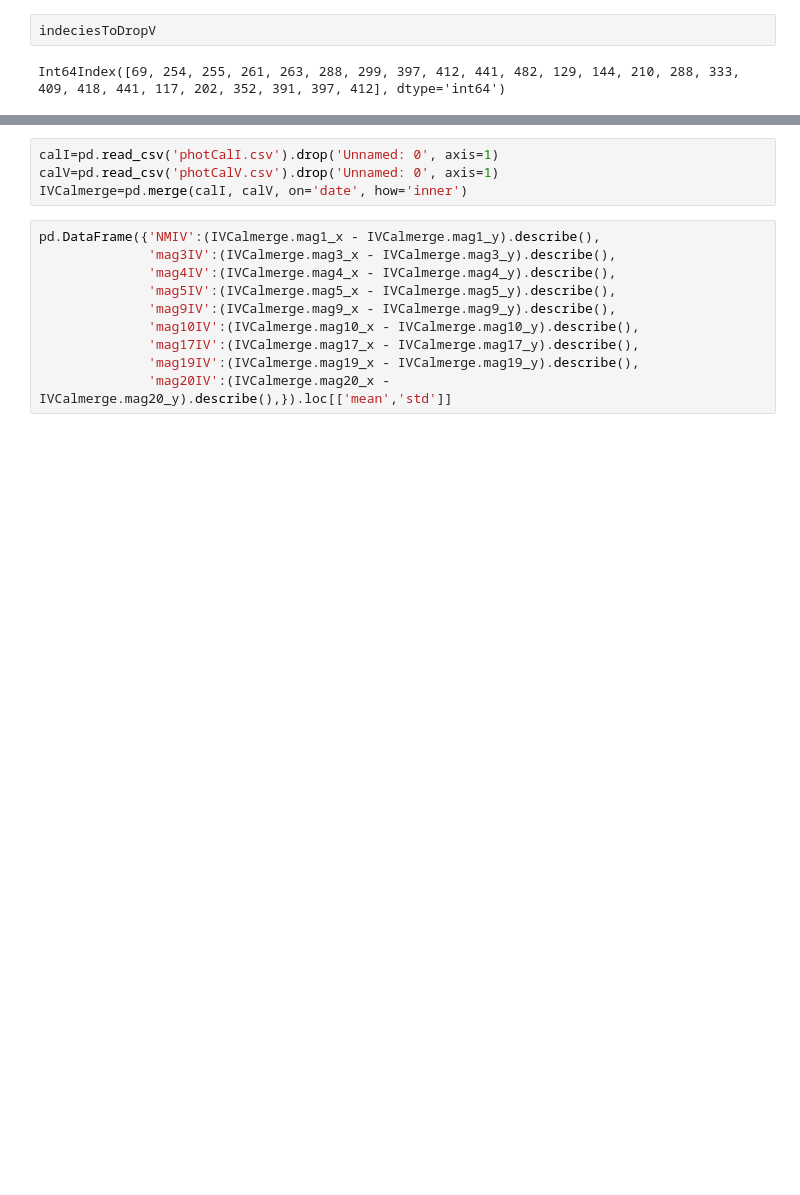
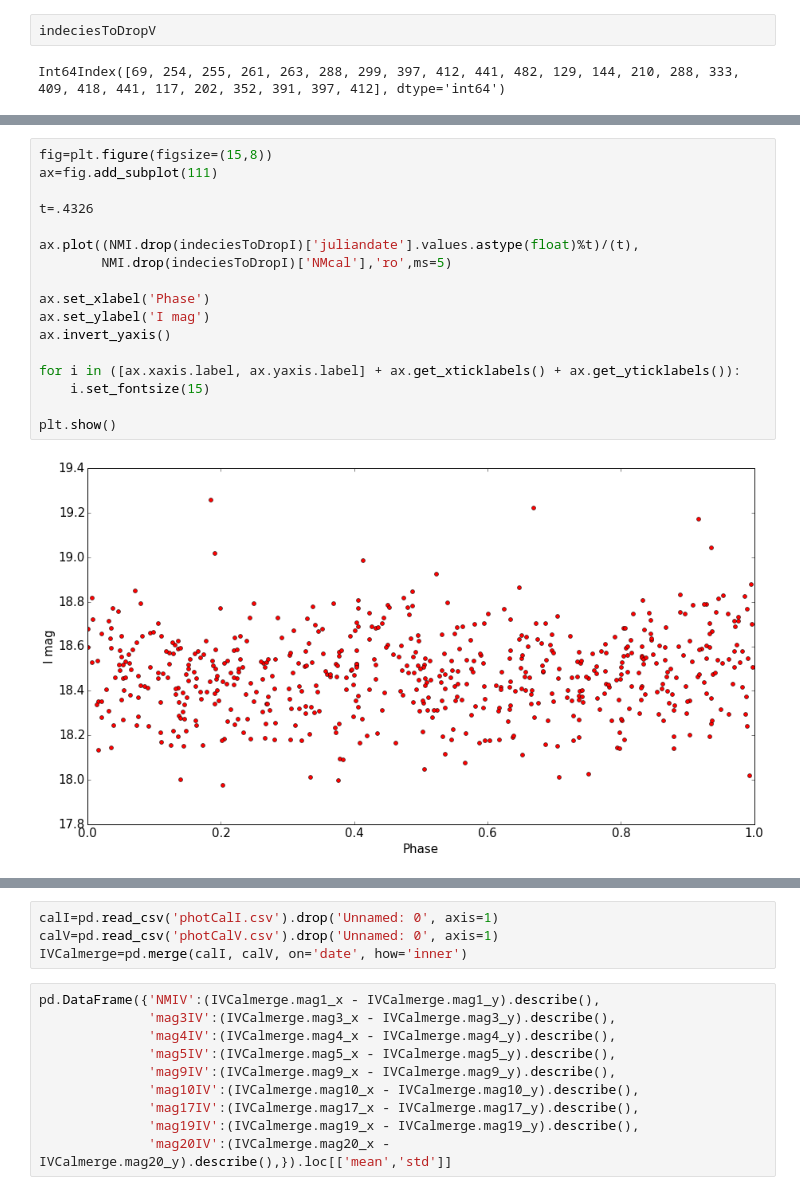
Before and after one commit to ih64/NovaMusca, a Jupyter notebook: McClintock Nova Musca.ipynb, the cells around one changed output, grey strips where cells are left out. Cells and saved outputs as stored; diff of their text form; blank space fills up the shorter version.

```diff
--- a/McClintock Nova Musca.ipynb
+++ b/McClintock Nova Musca.ipynb
@@ -181,0 +206,19 @@ ax.set_xlabel('MJD')
+# %%
+fig=plt.figure(figsize=(15,8))
+ax=fig.add_subplot(111)
+
+t=.4326
+
+ax.plot((NMI.drop(indeciesToDropI)['juliandate'].values.astype(float)%t)/(t),
+        NMI.drop(indeciesToDropI)['NMcal'],'ro',ms=5)
+
+ax.set_xlabel('Phase')
+ax.set_ylabel('I mag')
+ax.invert_yaxis()
+
+for i in ([ax.xaxis.label, ax.yaxis.label] + ax.get_xticklabels() + ax.get_yticklabels()):
+    i.set_fontsize(15)
+
+plt.show()
+# %% [output]
+[figure, added]
```
Also changed, not shown: parts of 4 cells of this notebook, 1 other file.
